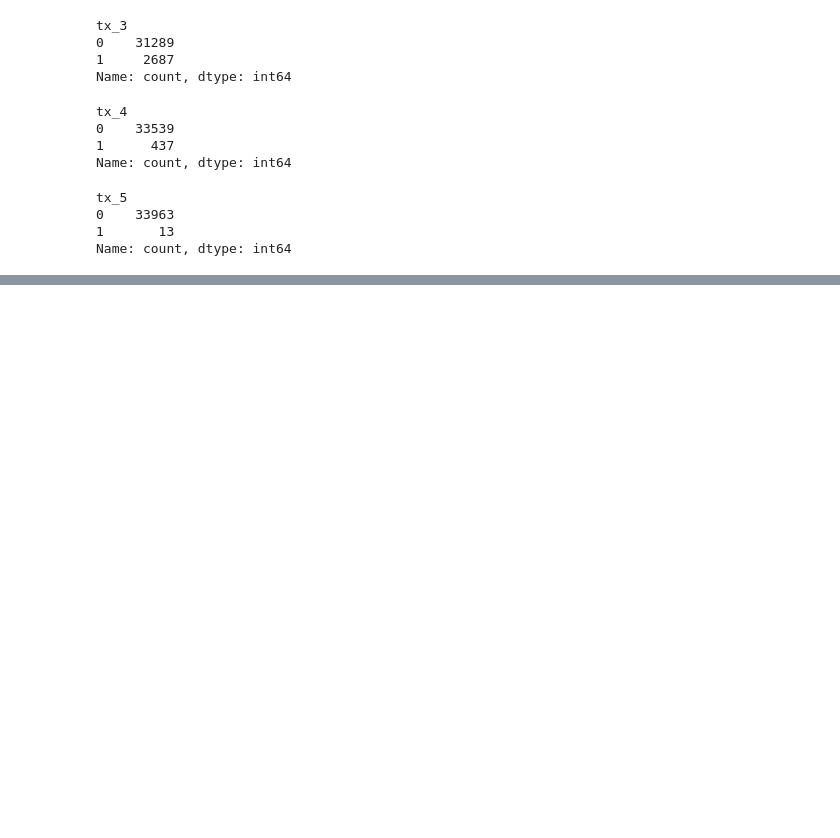
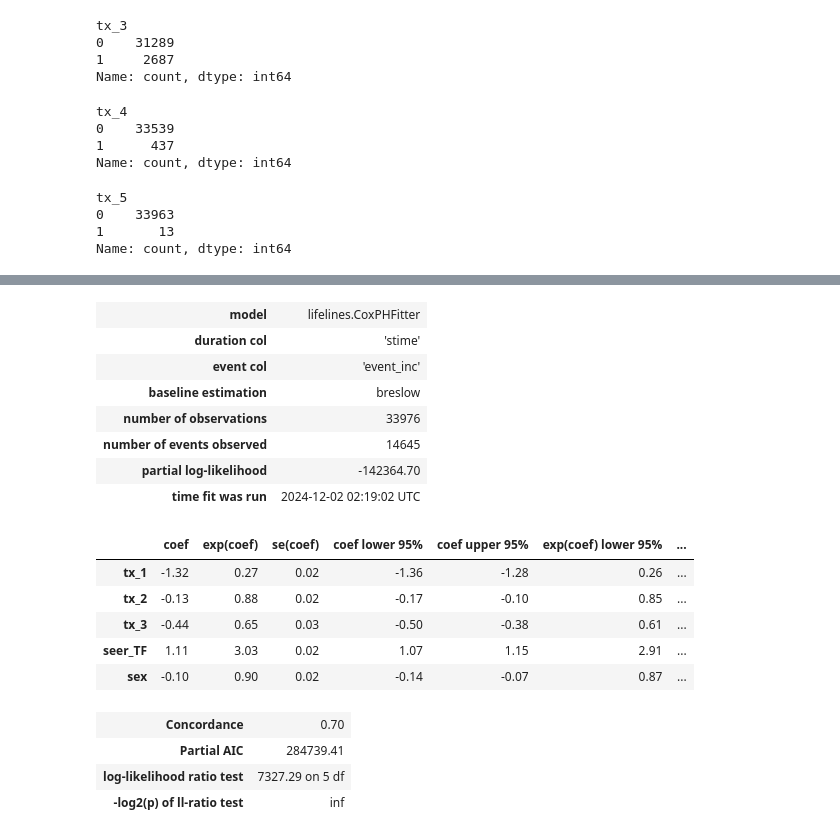
Before and after one commit to dohunhyeong/Busan_cancer_surv_analysis, a Jupyter notebook: SURVIVAL_COLON.ipynb, the cells around one changed output, grey strips where cells are left out. Saved outputs shown, nothing was run; the diff lists cells and outputs as text; code cells hidden in the pictures; blank space fills up the shorter version.

```diff
--- a/SURVIVAL_COLON.ipynb
+++ b/SURVIVAL_COLON.ipynb
@@ -42,0 +72,26 @@ Name: count, dtype: int64
+# %%
+from lifelines import CoxPHFitter
+
+data =df[['stime','event_inc','tx_1','tx_2','tx_3','seer_TF','sex']]
+cph=CoxPHFitter()
+cph.fit(data, duration_col='stime', event_col='event_inc')
+cph.print_summary()
+# %% [output]
+| model | lifelines.CoxPHFitter |
+| duration col | 'stime' |
+| event col | 'event_inc' |
+| baseline estimation | breslow |
+| number of observations | 33976 |
+| number of events observed | 14645 |
+| partial log-likelihood | -142364.70 |
+| time fit was run | 2024-12-02 02:19:02 UTC |
+|  | coef | exp(coef) | se(coef) | coef lower 95% | coef upper 95% | exp(coef) lower 95% | ... |
+| tx_1 | -1.32 | 0.27 | 0.02 | -1.36 | -1.28 | 0.26 | ... |
+| tx_2 | -0.13 | 0.88 | 0.02 | -0.17 | -0.10 | 0.85 | ... |
+| tx_3 | -0.44 | 0.65 | 0.03 | -0.50 | -0.38 | 0.61 | ... |
+| seer_TF | 1.11 | 3.03 | 0.02 | 1.07 | 1.15 | 2.91 | ... |
+| sex | -0.10 | 0.90 | 0.02 | -0.14 | -0.07 | 0.87 | ... |
+| Concordance | 0.70 |
+| Partial AIC | 284739.41 |
+| log-likelihood ratio test | 7327.29 on 5 df |
+| -log2(p) of ll-ratio test | inf |
```
Also changed, not shown: parts of 3 cells of this notebook.
